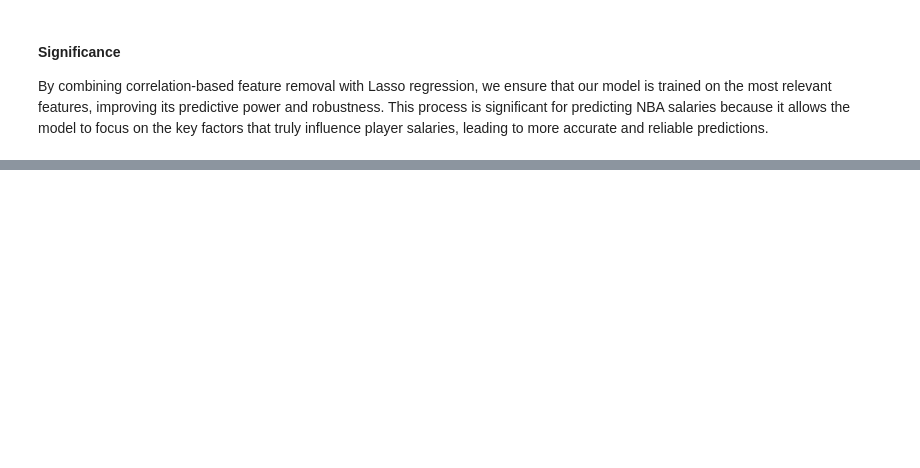
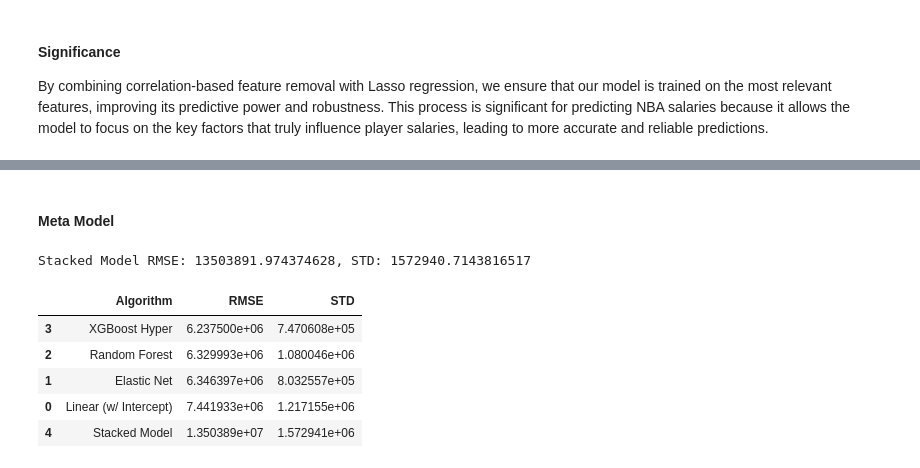
Before and after one commit to GabrielKrishnadasan/COMP352FinalProject, a Jupyter notebook: old_final_project.ipynb, the cells around one changed output, grey strips where cells are left out. Saved outputs shown, nothing was run; the diff lists cells and outputs as text; code cells hidden in the pictures; blank space fills up the shorter version.

```diff
--- a/old_final_project.ipynb
+++ b/old_final_project.ipynb
@@ -310,0 +698,2 @@ for i in range(0, len(null_columns)):
+# %% [markdown]
+#### Meta Model
@@ -310,0 +748,28 @@ for i in range(0, len(null_columns)):
+# %%
+# Compute RMSE and STD for the stacked model
+stacked_model_rmse_std = compute_rmse_std(nba_df, stacked_model)
+
+# Print the results
+print(f"Stacked Model RMSE: {stacked_model_rmse_std[0]}, STD: {stacked_model_rmse_std[1]}")
+
+# Plot RMSE and STD for each Algorithm including the stacked model
+data = {
+    "Linear (w/ Intercept)": compute_rmse_std(nba_df, lr_w_int),
+    "Elastic Net": compute_rmse_std(nba_df, elastic_net),
+    "Random Forest": compute_rmse_std(nba_df, rf),
+    "XGBoost Hyper": compute_rmse_std(nba_df, model_xgb),
+    "Stacked Model": stacked_model_rmse_std,
+}
+data_df = pd.DataFrame(data=data).T.reset_index().sort_values(by=[0], ascending=True)
+data_df.columns = ["Algorithm", "RMSE", "STD"]
+
+# Display the results
+data_df
+# %% [output]
+Stacked Model RMSE: 13503891.974374628, STD: 1572940.7143816517
+|  | Algorithm | RMSE | STD |
+| 3 | XGBoost Hyper | 6.237500e+06 | 7.470608e+05 |
+| 2 | Random Forest | 6.329993e+06 | 1.080046e+06 |
+| 1 | Elastic Net | 6.346397e+06 | 8.032557e+05 |
+| 0 | Linear (w/ Intercept) | 7.441933e+06 | 1.217155e+06 |
+| 4 | Stacked Model | 1.350389e+07 | 1.572941e+06 |
```
Also changed, not shown: parts of 48 cells of this notebook.
